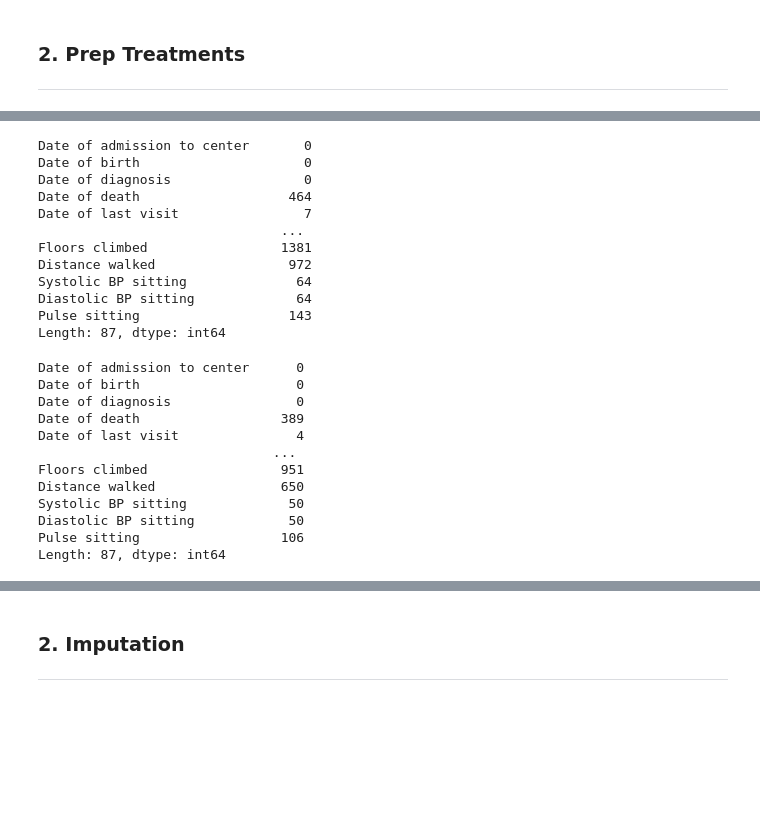
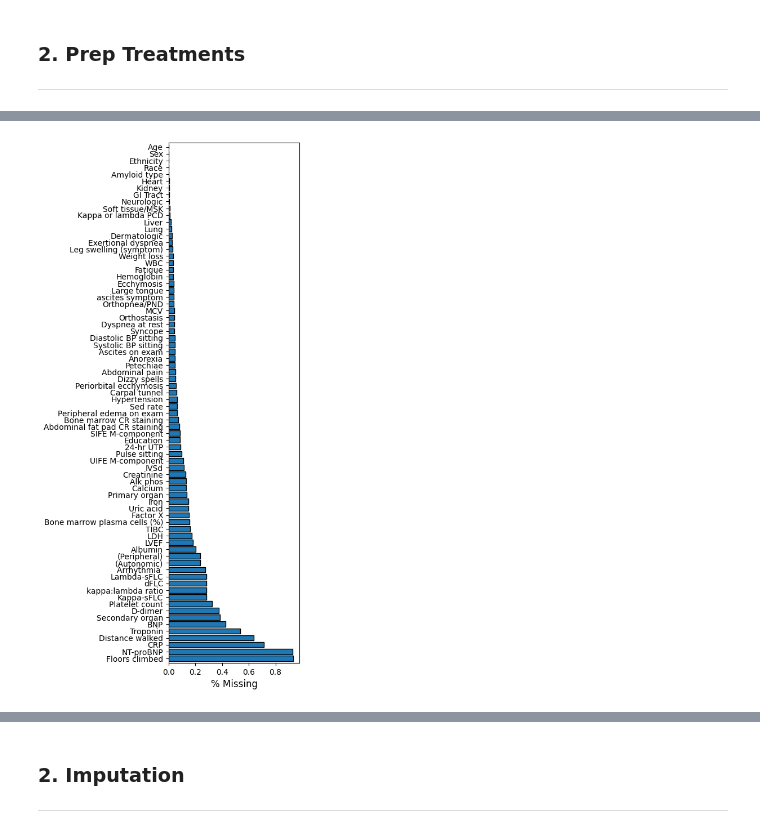
Before and after one commit to shankara-a/amyloidosis_bmc_2023, a Jupyter notebook: 01_process.ipynb, the cells around one changed output, grey strips where cells are left out. Drawn from its saved outputs; the diff is of its cells as text; code cells hidden in the pictures; blank space fills up the shorter version.

```diff
--- a/01_process.ipynb
+++ b/01_process.ipynb
@@ -11,8 +14,8 @@ import funcs.amyloid as amyloid
 ### 1. Prep Dataset
 ---
 # %%
-data_df = pd.read_csv("data/Dataset.csv").iloc[:,:88].set_index("Code ID")
-treatment_df = pd.read_csv("data/Treatments.csv").set_index("Code ID")
+data_df = pd.read_csv(os.path.join(DATA_DIR, "Dataset.csv")).iloc[:,:88].set_index("Code ID")
+treatment_df = pd.read_csv(os.path.join(DATA_DIR, "Treatments.csv")).set_index("Code ID")
 
 # Errors in input
 # 2006097 - Cardiopulmonary symptom onset = 0026-01-01
@@ -134,30 +145,5 @@ dtype: int64
 # %%
-data_df[data_df['Amyloid type']=='AL'].isna().sum()
+plot.missing_barplot(AL_df[amyloid.qvars + amyloid.catvars], figsize=(3,12))
+plt.savefig("figures/missing_variables.pdf", dpi=200, bbox_inches="tight")
 # %% [output]
-Date of admission to center       0
-Date of birth                     0
-Date of diagnosis                 0
-Date of death                   464
-Date of last visit                7
-                               ...
-Floors climbed                 1381
-Distance walked                 972
-Systolic BP sitting              64
-Diastolic BP sitting             64
-Pulse sitting                   143
-Length: 87, dtype: int64
+[figure, added]
-# %%
-data_df[data_df['Amyloid type']=='MM_associated_AL'].isna().sum()
-# %% [output]
-Date of admission to center      0
-Date of birth                    0
-Date of diagnosis                0
-Date of death                  389
-Date of last visit               4
-                              ...
-Floors climbed                 951
-Distance walked                650
-Systolic BP sitting             50
-Diastolic BP sitting            50
-Pulse sitting                  106
-Length: 87, dtype: int64
```
Also changed, not shown: parts of 21 cells of this notebook, 3 other files.
